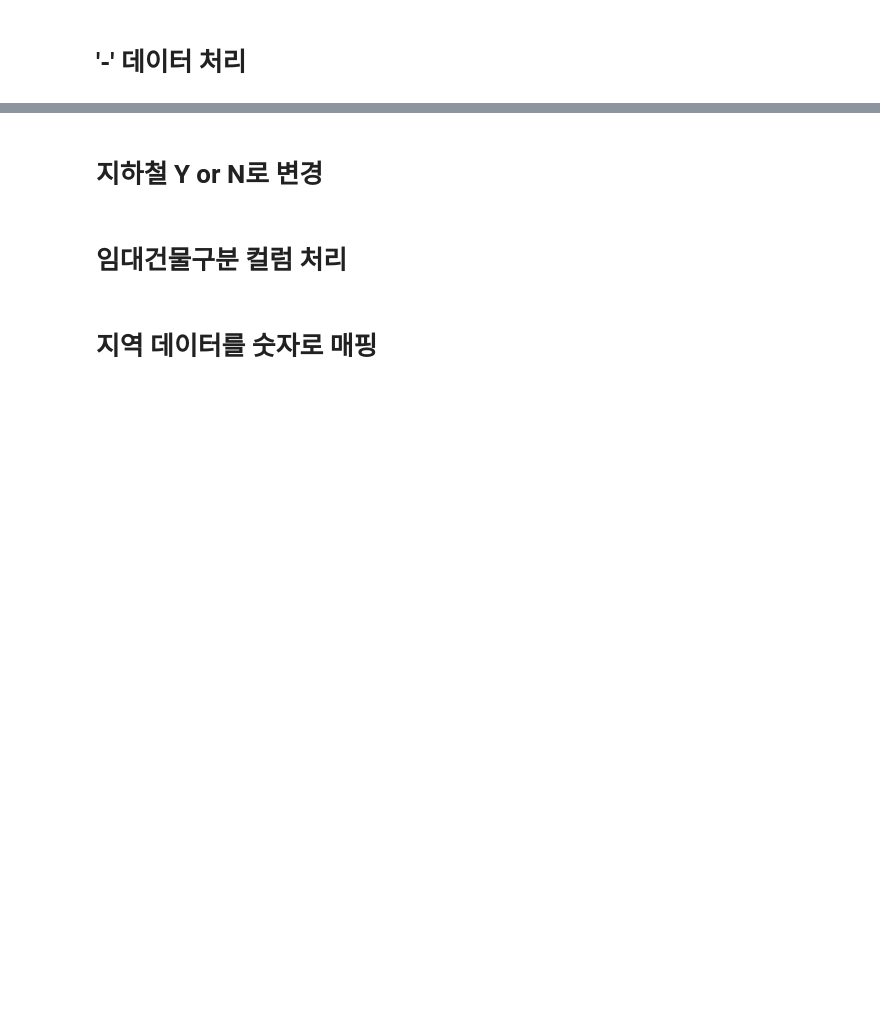
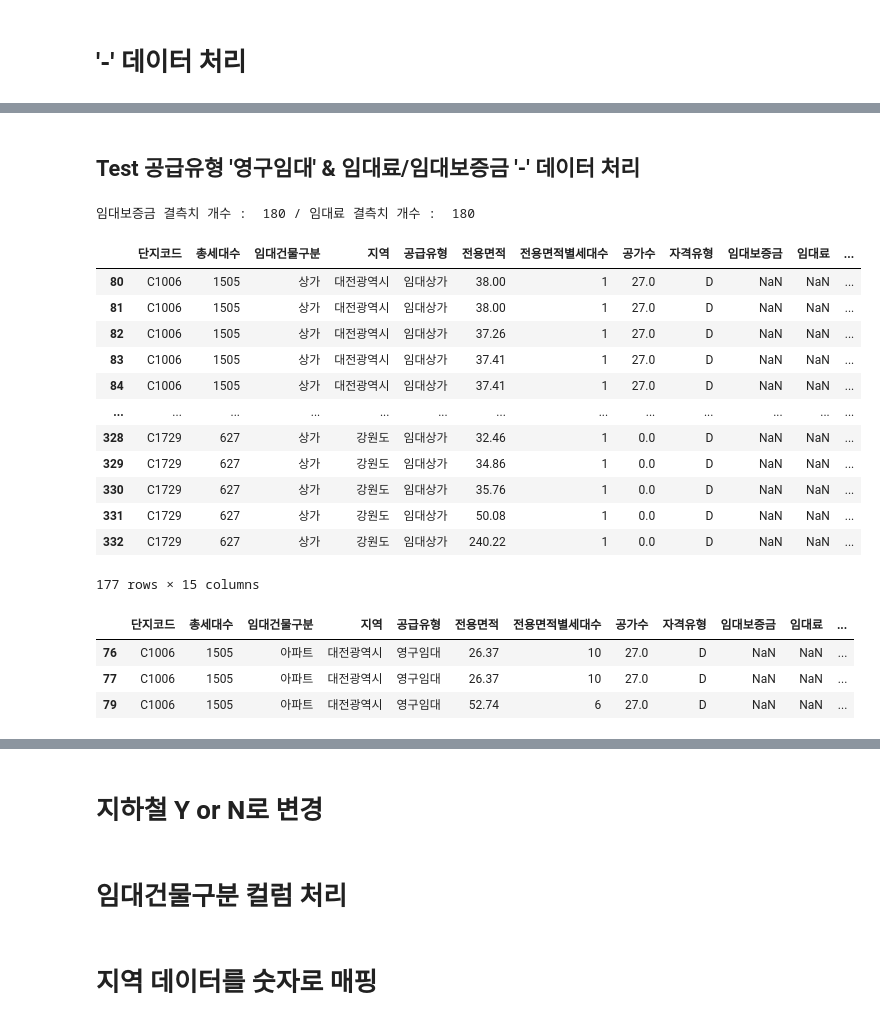
Before and after one commit to EndOfStart/GJ_AI, a Jupyter notebook: Dacon/ParkingDemand/주차수요예측_Remake.ipynb, the cells around one changed output, grey strips where cells are left out. Cells and saved outputs as stored; diff of their text form; code cells hidden in the pictures; blank space fills up the shorter version.

Commit message:
Update 주차수요예측_Remake.ipynb
추가 및 변경 내용:
1. '-' 데이터 처리를 위한 함수 추가
2. train/test 유형별 임대보증금/임대료 '-' 데이터 처리

```diff
--- a/Dacon/ParkingDemand/주차수요예측_Remake.ipynb
+++ b/Dacon/ParkingDemand/주차수요예측_Remake.ipynb
@@ -142,14 +143,14 @@ print(test.isnull().sum())
 dtype: int64
 # %%
 # train 데이터
-train['임대보증금'] = train['임대보증금'].fillna(0)
-train['임대료'] = train['임대료'].fillna(0)
+# train['임대보증금'] = train['임대보증금'].fillna(0)
+# train['임대료'] = train['임대료'].fillna(0)
 train['지하철'] = train['지하철'].fillna(0)
 train['버스'] = train['버스'].fillna(0)
 
 # test 데이터
-test['임대보증금'] = test['임대보증금'].fillna(0)
-test['임대료'] = test['임대료'].fillna(0)
+# test['임대보증금'] = test['임대보증금'].fillna(0)
+# test['임대료'] = test['임대료'].fillna(0)
 test['지하철'] = test['지하철'].fillna(0)
 
 test.loc[test.단지코드.isin(['C2411']) & test.자격유형.isnull(), '자격유형'] = 'A'
@@ -189,20 +212,16 @@ train.loc[idx, '임대료'] = 0.0
 # %%
-deposit_cost_mean = []
-rental_cost_mean = []
-colletion_range = 0.5 # 수집할 +/- 범위
+# Train 공급유형 '국민임대' & 자격유형 'H' & 임대료/임대보증금 '-' 데이터 처리
+train = HyphenDataProc(train, '국민임대', 'H', '임대료', 0.5)
+train = HyphenDataProc(train, '국민임대', 'H', '임대보증금', 0.5)
 
-# 자격유형 'H'이면서  임대료/임대보증금 '-'인 것들의 전용면적 가져오기
-area_list = train[(train['임대료']=='-')&(train['자격유형']=='H')]['전용면적'].to_list()
+# Train 공급유형 '행복주택' & 자격유형 'K' & 임대료/임대보증금 '-' 데이터 처리
+train = HyphenDataProc(train, '행복주택', 'K', '임대료', 0.5)
+train = HyphenDataProc(train, '행복주택', 'K', '임대보증금', 0.5)
 
-# 조건문
-# 국민임대 & 'H' & '-'  & 면적-0.5 이상 & 면적+0.5 이하
-for area in area_list:
-    rental_cost_mean.append( np.mean(train[ (train['공급유형'] == '국민임대') & (train['자격유형'] == 'H') & (train['임대료'] != '-')
-      & (train['전용면적'] >= (area-colletion_range)) & (train['전용면적'] <= (area+colletion_range)) ]['임대료'].values.astype(float)) )
-    deposit_cost_mean.append( np.mean(train[ (train['공급유형'] == '국민임대') & (train['자격유형'] == 'H') & (train['임대보증금'] != '-')
-      & (train['전용면적'] >= (area-colletion_range)) & (train['전용면적'] <= (area+colletion_range)) ]['임대보증금'].values.astype(float)) )
+# Test 공급유형 '행복주택' & 자격유형 'L' & 임대료/임대보증금 '-' 데이터 처리
+test = HyphenDataProc(test, '행복주택', 'L', '임대료', 0.5)
+test = HyphenDataProc(test, '행복주택', 'L', '임대보증금', 0.5)
 
-# 데이터 입력
-idx = train[(train['임대료']=='-')&(train['자격유형']=='H')].index
-train.loc[idx, '임대료'] = rental_cost_mean
-train.loc[idx, '임대보증금'] = deposit_cost_mean
+# Test 공급유형 '영구임대' & 자격유형 'C' & 임대료/임대보증금 '-' 데이터 처리
+test = HyphenDataProc(test, '영구임대', 'C', '임대료', 1.5)
+test = HyphenDataProc(test, '영구임대', 'C', '임대보증금', 1.5)
@@ -223,3 +228,5 @@ train.iloc[idx]
+# %% [markdown]
+## Test 공급유형 '영구임대' & 임대료/임대보증금 '-' 데이터 처리
 # %%
 # 임대료, 임대보증금 데이터에 - 값이 있어서 이를 0으로 변환
 train.loc[train.임대보증금=='-', '임대보증금'] = np.nan
@@ -235,3 +242,29 @@ test['임대보증금'] = test['임대보증금'].fillna(0)
 test['임대료'] = test['임대료'].fillna(0)
 test['임대보증금'] = test['임대보증금'].astype(float)
 test['임대료'] = test['임대료'].astype(float)
+# %%
+# 180
+print('임대보증금 결측치 개수 : ', len(test[test['임대보증금'].isnull()]), '/ 임대료 결측치 개수 : ', len(test[test['임대료'].isnull()]))
+test[(test['공급유형']=='임대상가') & (test['임대보증금'].isnull())]
+# %% [output]
+임대보증금 결측치 개수 :  180 / 임대료 결측치 개수 :  180
+|  | 단지코드 | 총세대수 | 임대건물구분 | 지역 | 공급유형 | 전용면적 | 전용면적별세대수 | 공가수 | 자격유형 | 임대보증금 | 임대료 | ... |
+| 80 | C1006 | 1505 | 상가 | 대전광역시 | 임대상가 | 38.00 | 1 | 27.0 | D | NaN | NaN | ... |
+| 81 | C1006 | 1505 | 상가 | 대전광역시 | 임대상가 | 38.00 | 1 | 27.0 | D | NaN | NaN | ... |
+| 82 | C1006 | 1505 | 상가 | 대전광역시 | 임대상가 | 37.26 | 1 | 27.0 | D | NaN | NaN | ... |
+| 83 | C1006 | 1505 | 상가 | 대전광역시 | 임대상가 | 37.41 | 1 | 27.0 | D | NaN | NaN | ... |
+| 84 | C1006 | 1505 | 상가 | 대전광역시 | 임대상가 | 37.41 | 1 | 27.0 | D | NaN | NaN | ... |
+| ... | ... | ... | ... | ... | ... | ... | ... | ... | ... | ... | ... | ... |
+| 328 | C1729 | 627 | 상가 | 강원도 | 임대상가 | 32.46 | 1 | 0.0 | D | NaN | NaN | ... |
+| 329 | C1729 | 627 | 상가 | 강원도 | 임대상가 | 34.86 | 1 | 0.0 | D | NaN | NaN | ... |
+| 330 | C1729 | 627 | 상가 | 강원도 | 임대상가 | 35.76 | 1 | 0.0 | D | NaN | NaN | ... |
+| 331 | C1729 | 627 | 상가 | 강원도 | 임대상가 | 50.08 | 1 | 0.0 | D | NaN | NaN | ... |
+| 332 | C1729 | 627 | 상가 | 강원도 | 임대상가 | 240.22 | 1 | 0.0 | D | NaN | NaN | ... |
+177 rows × 15 columns
+# %%
+test[(test['공급유형']=='영구임대') & (test['임대보증금'].isnull())]
+# %% [output]
+|  | 단지코드 | 총세대수 | 임대건물구분 | 지역 | 공급유형 | 전용면적 | 전용면적별세대수 | 공가수 | 자격유형 | 임대보증금 | 임대료 | ... |
+| 76 | C1006 | 1505 | 아파트 | 대전광역시 | 영구임대 | 26.37 | 10 | 27.0 | D | NaN | NaN | ... |
+| 77 | C1006 | 1505 | 아파트 | 대전광역시 | 영구임대 | 26.37 | 10 | 27.0 | D | NaN | NaN | ... |
+| 79 | C1006 | 1505 | 아파트 | 대전광역시 | 영구임대 | 52.74 | 6 | 27.0 | D | NaN | NaN | ... |
```
Also changed, not shown: parts of 11 cells of this notebook.
